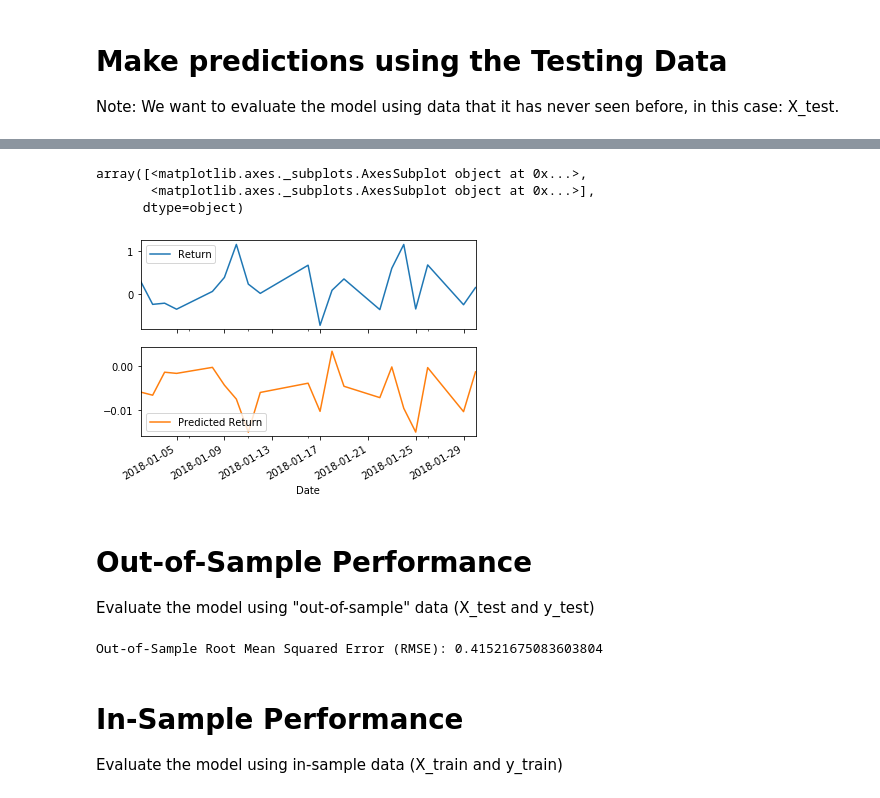
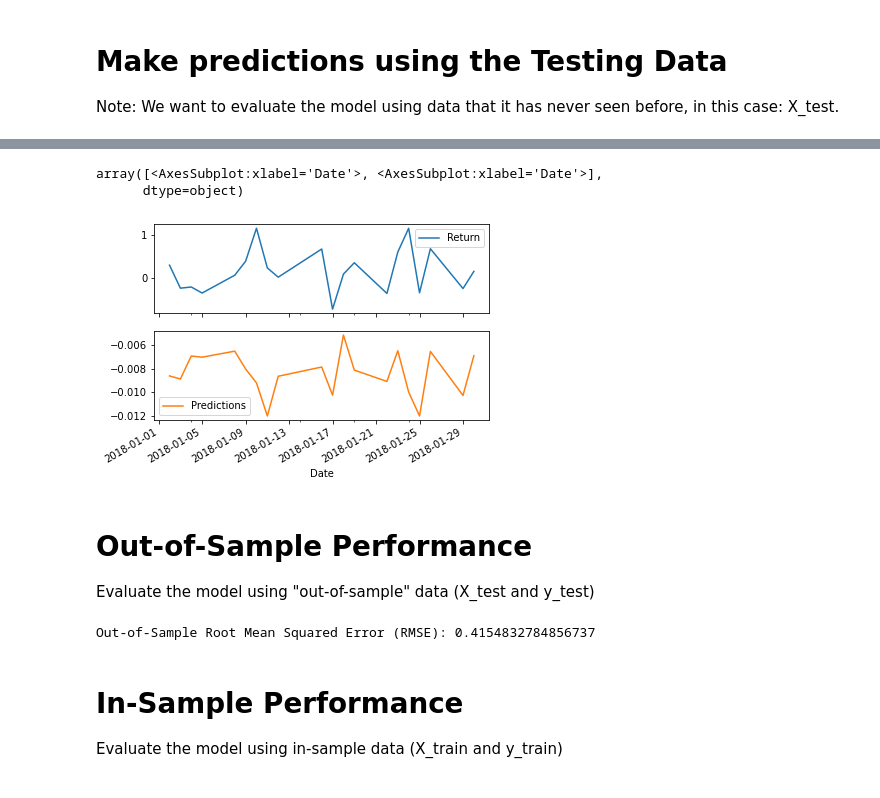
Before and after one commit to dredUW/Time_Series, a Jupyter notebook: regression_analysis_DR.ipynb, the cells around one changed output, grey strips where cells are left out. Saved outputs shown, nothing was run; the diff lists cells and outputs as text; code cells hidden in the pictures.

```diff
--- a/regression_analysis_DR.ipynb
+++ b/regression_analysis_DR.ipynb
@@ -75,7 +77,10 @@ test = yen_futures['2018':]
 # Create four dataframes:
 # X_train (training set using just the independent variables), X_test (test set of of just the independent variables)
 # Y_train (training set using just the "y" variable, i.e., "Futures Return"), Y_test (test set of just the "y" variable):
-# YOUR CODE HERE!
+X_train = pd.DataFrame(train["Lagged_Return"])
+X_test = pd.DataFrame(test["Lagged_Return"])
+y_train = pd.DataFrame(train["Return"])
+y_test = pd.DataFrame(test["Return"])
 # %%
 X_train
 # %% [output]
@@ -100,5 +105,6 @@ X_train
 from sklearn.linear_model import LinearRegression
 
 # Fit a SKLearn linear regression using just the training set (X_train, Y_train):
-# YOUR CODE HERE!
+model = LinearRegression()
+model.fit(X_train, y_train)
 # %% [output]
@@ -109,7 +115,9 @@ LinearRegression(copy_X=True, fit_intercept=True, n_jobs=None, normalize=False)
 Note: We want to evaluate the model using data that it has never seen before, in this case: X_test.
 # %%
 # Make a prediction of "y" values using just the test dataset
-# YOUR CODE HERE!
+predictions = model.predict(X_test)
 # %%
 # Assemble actual y data (Y_test) with predicted y data (from just above) into two columns in a dataframe:
-# YOUR CODE HERE!
+Results = y_test
+Results["Predictions"] = predictions
+Results
@@ -116,11 +139,10 @@ Note: We want to evaluate the model using data that it has never seen before, in
 # %%
 # Plot the first 20 predictions vs the true values
-# YOUR CODE HERE!
+Results[:20].plot(subplots=True)
 # %% [output]
-array([<matplotlib.axes._subplots.AxesSubplot object at 0x...>,
-       <matplotlib.axes._subplots.AxesSubplot object at 0x...>],
+array([<AxesSubplot:xlabel='Date'>, <AxesSubplot:xlabel='Date'>],
       dtype=object)
-[figure, old version]
+[figure, new version]
 # %% [markdown]
 # Out-of-Sample Performance
 
@@ -128,12 +150,16 @@ Evaluate the model using "out-of-sample" data (X_test and y_test)
 # %%
 from sklearn.metrics import mean_squared_error
 # Calculate the mean_squared_error (MSE) on actual versus predicted test "y"
-# YOUR CODE HERE!
+mse = mean_squared_error(
+    Results["Return"],
+    Results["Predictions"]
+)
 
 # Using that mean-squared-error, calculate the root-mean-squared error (RMSE):
-# YOUR CODE HERE!
+rmse = np.sqrt(mse)
+print(f"Out-of-Sample Root Mean Squared Error (RMSE): {rmse}")
 # %% [output]
-Out-of-Sample Root Mean Squared Error (RMSE): 0.41521675083603804
+Out-of-Sample Root Mean Squared Error (RMSE): 0.4154832784856737
 # %% [markdown]
 # In-Sample Performance
 
```
Also changed, not shown: parts of 8 cells of this notebook.
